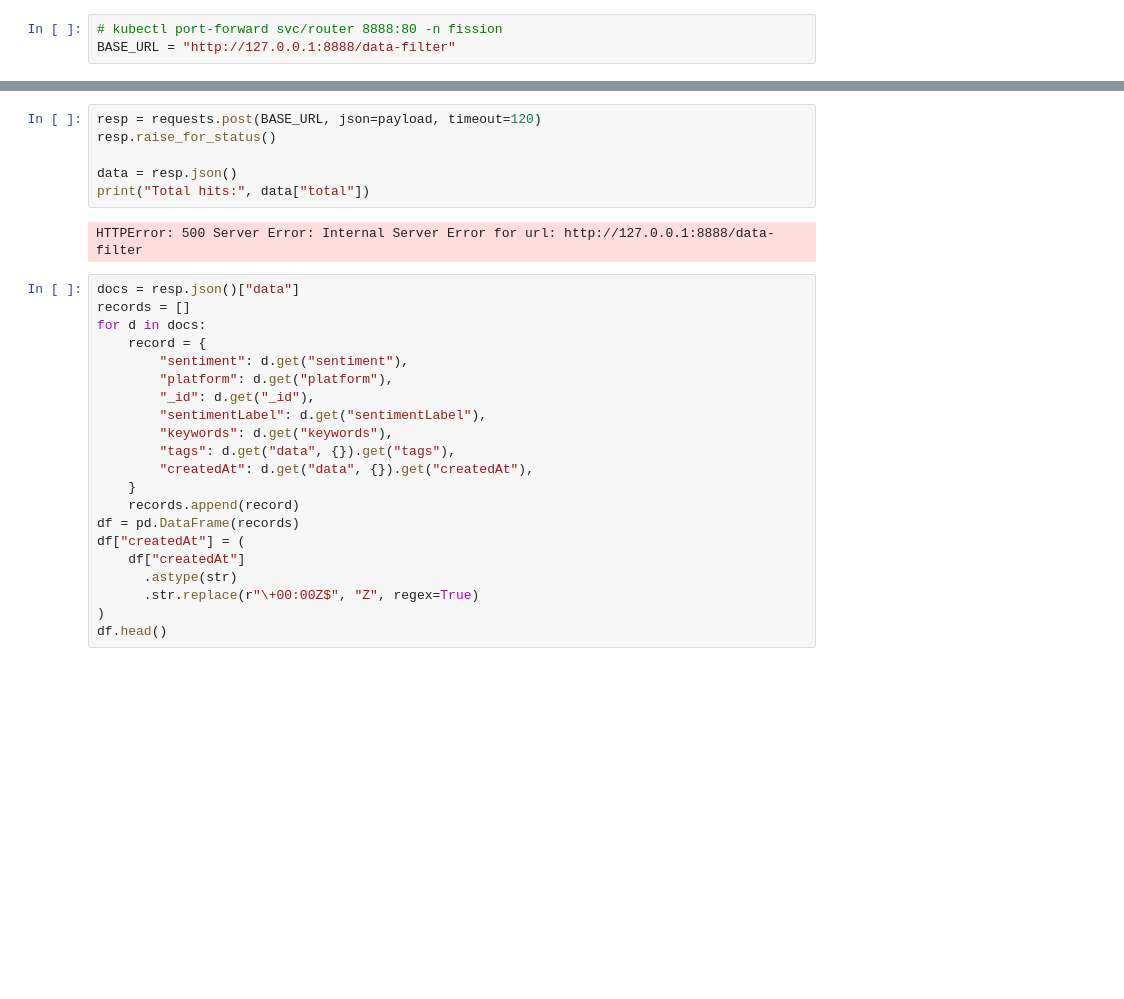
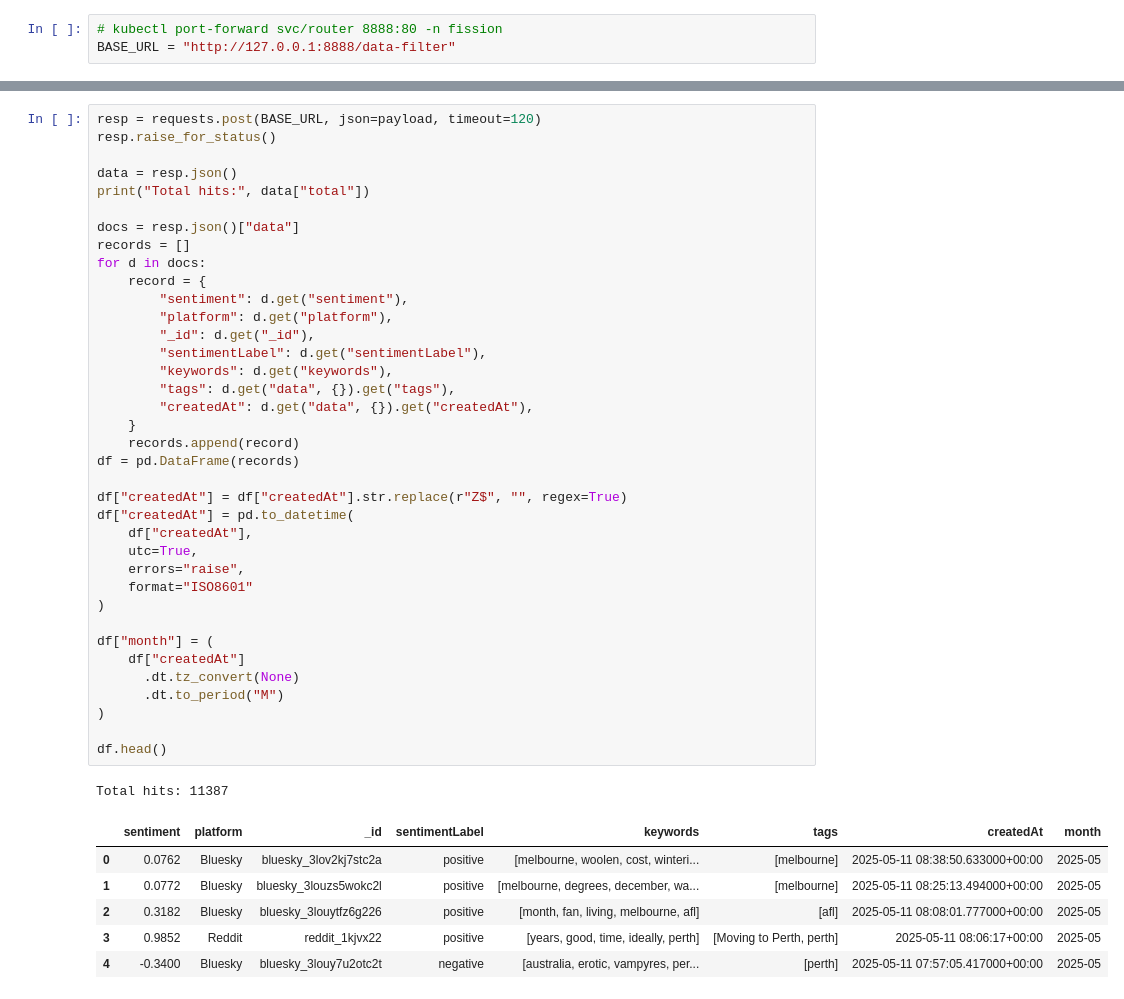
Before and after one commit to TheHQ98/social-media-analysis, a Jupyter notebook: frontend/frontend.ipynb, the cells around one changed output, grey strips where cells are left out. Cells and saved outputs as stored; diff of their text form; blank space fills up the shorter version.

```diff
--- a/frontend/frontend.ipynb
+++ b/frontend/frontend.ipynb
@@ -21,30 +27,46 @@ payload = {
 # %%
 resp = requests.post(BASE_URL, json=payload, timeout=120)
 resp.raise_for_status()
 
 data = resp.json()
 print("Total hits:", data["total"])
+
+docs = resp.json()["data"]
+records = []
+for d in docs:
+    record = {
+        "sentiment": d.get("sentiment"),
+        "platform": d.get("platform"),
+        "_id": d.get("_id"),
+        "sentimentLabel": d.get("sentimentLabel"),
+        "keywords": d.get("keywords"),
+        "tags": d.get("data", {}).get("tags"),
+        "createdAt": d.get("data", {}).get("createdAt"),
+    }
+    records.append(record)
+df = pd.DataFrame(records)
+
+df["createdAt"] = df["createdAt"].str.replace(r"Z$", "", regex=True)
+df["createdAt"] = pd.to_datetime(
+    df["createdAt"],
+    utc=True,
+    errors="raise",
+    format="ISO8601"
+)
+
+df["month"] = (
+    df["createdAt"]
+      .dt.tz_convert(None)
+      .dt.to_period("M")
+)
+
+df.head()
 # %% [output]
-HTTPError: 500 Server Error: Internal Server Error for url: http://127.0.0.1:8888/data-filter
+Total hits: 11387
+|  | sentiment | platform | _id | sentimentLabel | keywords | tags | createdAt | month |
+| 0 | 0.0762 | Bluesky | bluesky_3lov2kj7stc2a | positive | [melbourne, woolen, cost, winteri... | [melbourne] | 2025-05-11 08:38:50.633000+00:00 | 2025-05 |
+| 1 | 0.0772 | Bluesky | bluesky_3louzs5wokc2l | positive | [melbourne, degrees, december, wa... | [melbourne] | 2025-05-11 08:25:13.494000+00:00 | 2025-05 |
+| 2 | 0.3182 | Bluesky | bluesky_3louytfz6g226 | positive | [month, fan, living, melbourne, afl] | [afl] | 2025-05-11 08:08:01.777000+00:00 | 2025-05 |
+| 3 | 0.9852 | Reddit | reddit_1kjvx22 | positive | [years, good, time, ideally, perth] | [Moving to Perth, perth] | 2025-05-11 08:06:17+00:00 | 2025-05 |
+| 4 | -0.3400 | Bluesky | bluesky_3louy7u2otc2t | negative | [australia, erotic, vampyres, per... | [perth] | 2025-05-11 07:57:05.417000+00:00 | 2025-05 |
-# %%
-docs = resp.json()["data"]
-records = []
-for d in docs:
-    record = {
-        "sentiment": d.get("sentiment"),
-        "platform": d.get("platform"),
-        "_id": d.get("_id"),
-        "sentimentLabel": d.get("sentimentLabel"),
-        "keywords": d.get("keywords"),
-        "tags": d.get("data", {}).get("tags"),
-        "createdAt": d.get("data", {}).get("createdAt"),
-    }
-    records.append(record)
-df = pd.DataFrame(records)
-df["createdAt"] = (
-    df["createdAt"]
-      .astype(str)
-      .str.replace(r"\+00:00Z$", "Z", regex=True)
-)
-df.head()
 # %%
```
Also changed, not shown: parts of 5 cells of this notebook, 1 other file.
